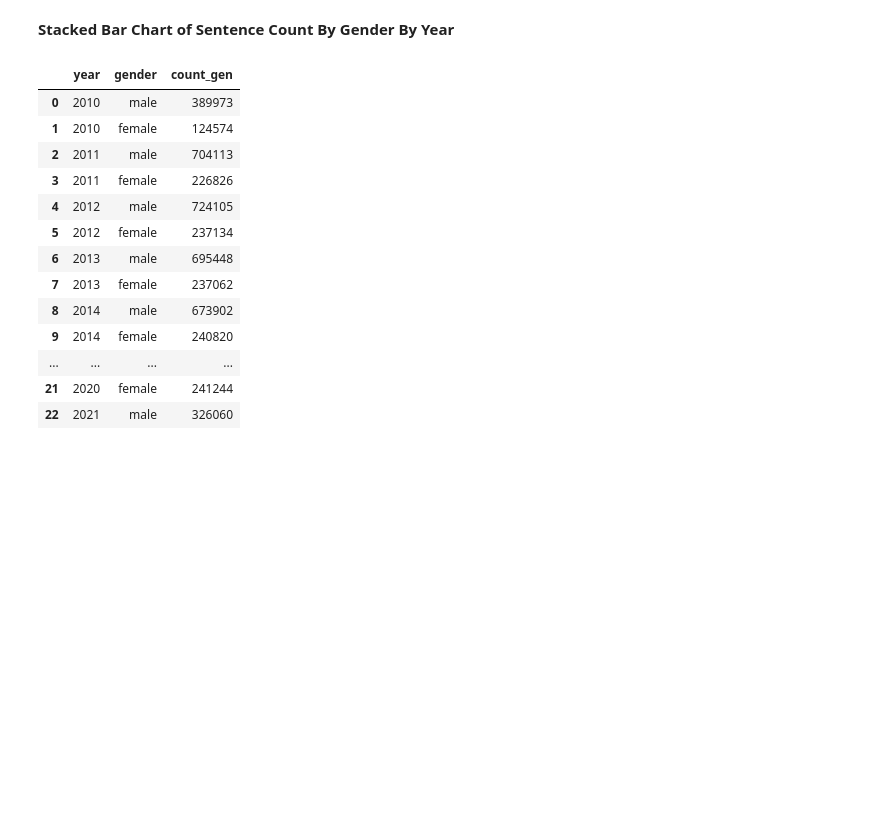
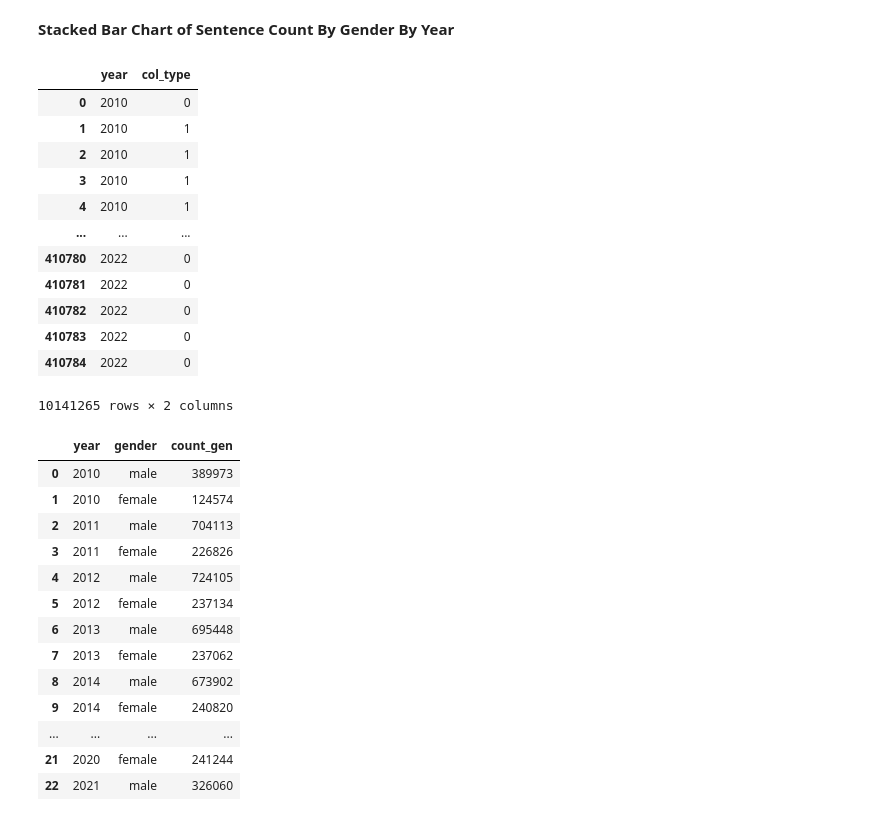
Before and after one commit to yvferreiro/MasterThesis, a Jupyter notebook: EDA.ipynb, the cells around one changed output. Saved outputs shown, nothing was run; the diff lists cells and outputs as text; code cells hidden in the pictures; blank space fills up the shorter version.

```diff
--- a/EDA.ipynb
+++ b/EDA.ipynb
@@ -26,6 +26,22 @@ df_all = pd.concat([df_10, df_11, df_12, df_13, df_14, df_15, df_16, df_17, df_1
 **Stacked Bar Chart of Sentence Count By Gender By Year**
 # %%
 selected = df_all[["year", "col_type"]]
+# %%
+selected #10,141,265 sentences in total
+# %% [output]
+|  | year | col_type |
+| 0 | 2010 | 0 |
+| 1 | 2010 | 1 |
+| 2 | 2010 | 1 |
+| 3 | 2010 | 1 |
+| 4 | 2010 | 1 |
+| ... | ... | ... |
+| 410780 | 2022 | 0 |
+| 410781 | 2022 | 0 |
+| 410782 | 2022 | 0 |
+| 410783 | 2022 | 0 |
+| 410784 | 2022 | 0 |
+10141265 rows × 2 columns
 # %%
 df10_m = selected[selected["year"] == "2010"].value_counts()[0]
 df10_f = selected[selected["year"] == "2010"].value_counts()[1]
```
Also changed, not shown: parts of 5 cells of this notebook.
